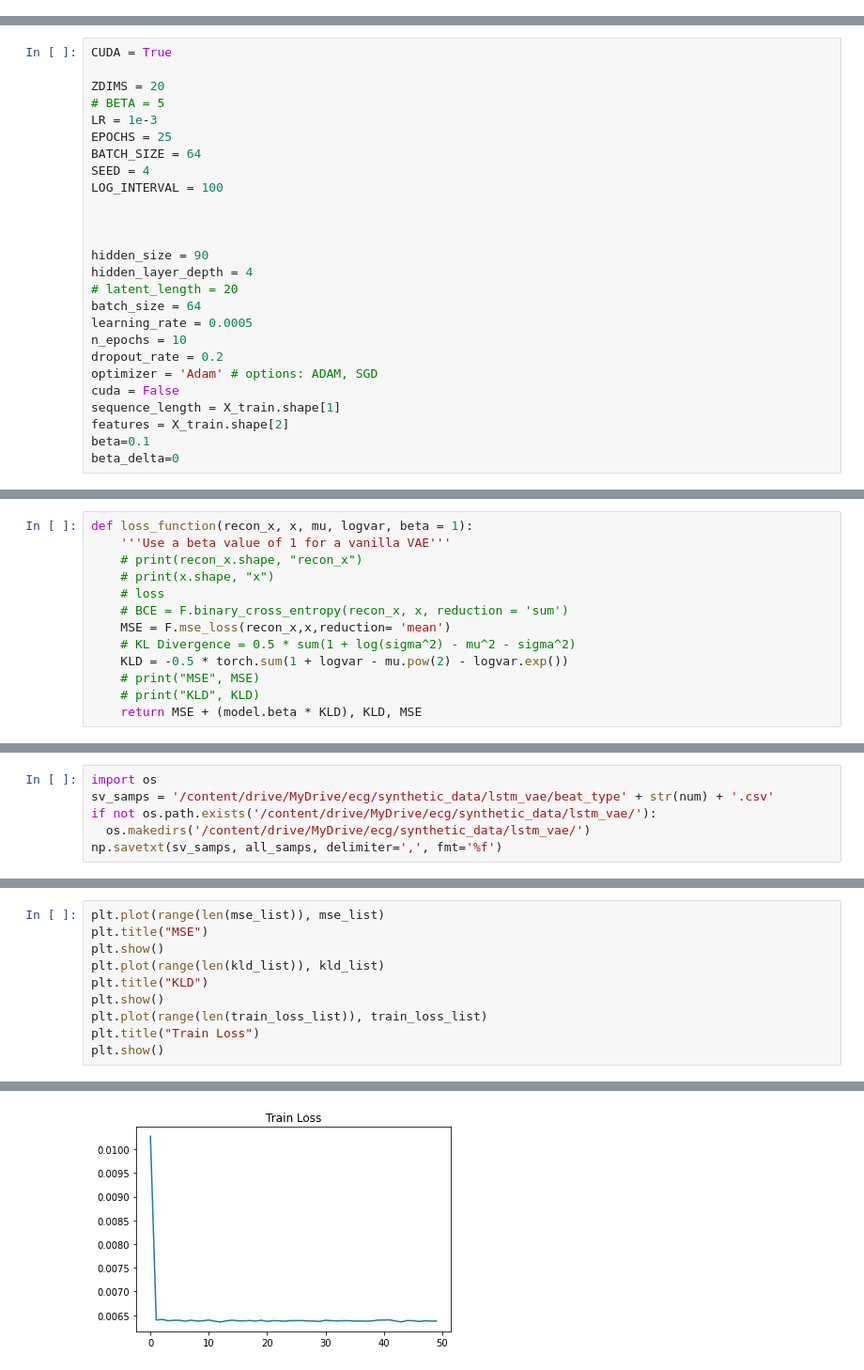
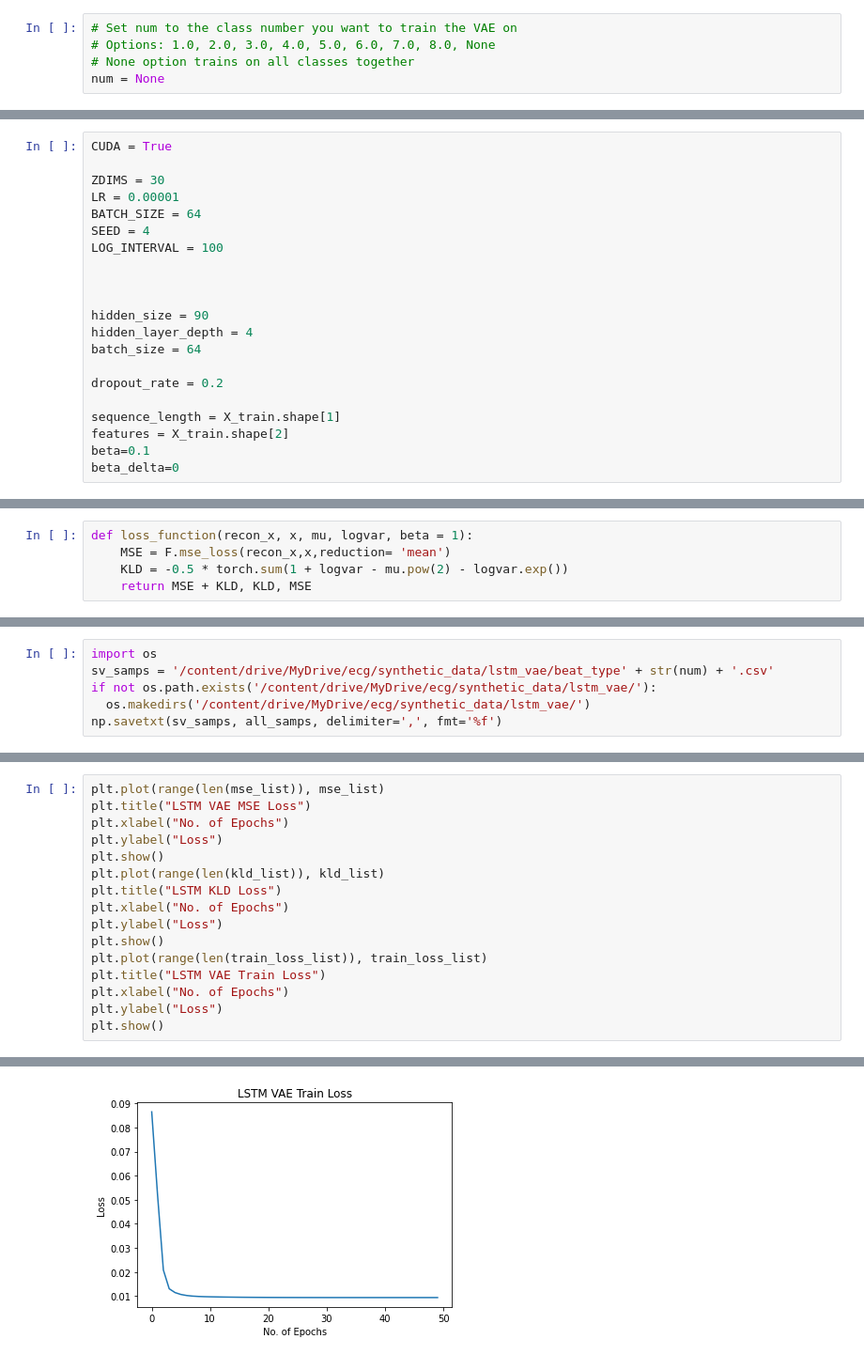
Before and after one commit to ruchiraravishankar/lvl4-hons-project, a Jupyter notebook: notebooks/LSTM_VAE.ipynb, the cells around one changed output, grey strips where cells are left out. Shown at 94% size. Saved outputs shown, nothing was run; the diff lists cells and outputs as text.

```diff
--- a/notebooks/LSTM_VAE.ipynb
+++ b/notebooks/LSTM_VAE.ipynb
@@ -60 +45,6 @@ num = 8.0
+# %%
+# Set num to the class number you want to train the VAE on
+# Options: 1.0, 2.0, 3.0, 4.0, 5.0, 6.0, 7.0, 8.0, None
+# None option trains on all classes together
+num = None
 # %%
@@ -178,10 +163,8 @@ print(X_train.shape)
 # %%
 CUDA = True
 
-ZDIMS = 20
-# BETA = 5
-LR = 1e-3
-EPOCHS = 25
+ZDIMS = 30
+LR = 0.00001
 BATCH_SIZE = 64
 SEED = 4
 LOG_INTERVAL = 100
@@ -190,13 +173,10 @@ LOG_INTERVAL = 100
 
 hidden_size = 90
 hidden_layer_depth = 4
-# latent_length = 20
 batch_size = 64
-learning_rate = 0.0005
-n_epochs = 10
+
 dropout_rate = 0.2
-optimizer = 'Adam' # options: ADAM, SGD
-cuda = False
+
 sequence_length = X_train.shape[1]
 features = X_train.shape[2]
 beta=0.1
@@ -237,16 +217,8 @@ VAE(
 )
 # %%
 def loss_function(recon_x, x, mu, logvar, beta = 1):
-    '''Use a beta value of 1 for a vanilla VAE'''
-    # print(recon_x.shape, "recon_x")
-    # print(x.shape, "x")
-    # loss
-    # BCE = F.binary_cross_entropy(recon_x, x, reduction = 'sum')
     MSE = F.mse_loss(recon_x,x,reduction= 'mean')
-    # KL Divergence = 0.5 * sum(1 + log(sigma^2) - mu^2 - sigma^2)
     KLD = -0.5 * torch.sum(1 + logvar - mu.pow(2) - logvar.exp())
-    # print("MSE", MSE)
-    # print("KLD", KLD)
-    return MSE + (model.beta * KLD), KLD, MSE
+    return MSE + KLD, KLD, MSE
 # %%
 def train(epoch):
@@ -548,11 +505,17 @@ torch.Size([125, 64, 1])
 # %%
 plt.plot(range(len(mse_list)), mse_list)
-plt.title("MSE")
+plt.title("LSTM VAE MSE Loss")
+plt.xlabel("No. of Epochs")
+plt.ylabel("Loss")
 plt.show()
 plt.plot(range(len(kld_list)), kld_list)
-plt.title("KLD")
+plt.title("LSTM KLD Loss")
+plt.xlabel("No. of Epochs")
+plt.ylabel("Loss")
 plt.show()
 plt.plot(range(len(train_loss_list)), train_loss_list)
-plt.title("Train Loss")
+plt.title("LSTM VAE Train Loss")
+plt.xlabel("No. of Epochs")
+plt.ylabel("Loss")
 plt.show()
 # %% [output]
@@ -561,4 +524,4 @@ plt.show()
-[figure, old version]
+[figure, new version]
 # %%
 plt.plot(range(len(mse_list_tst)), mse_list_tst)
 plt.title("MSE test")
```
Also changed, not shown: parts of 43 cells of this notebook, 14 other files.
